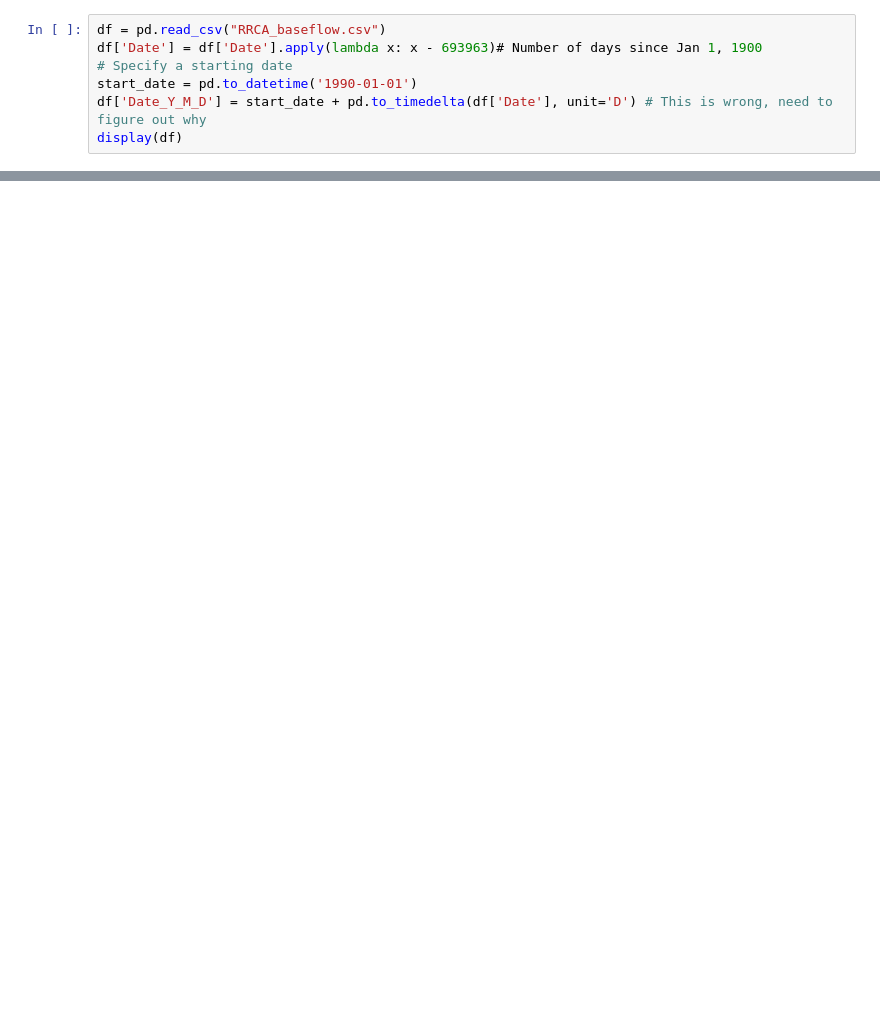
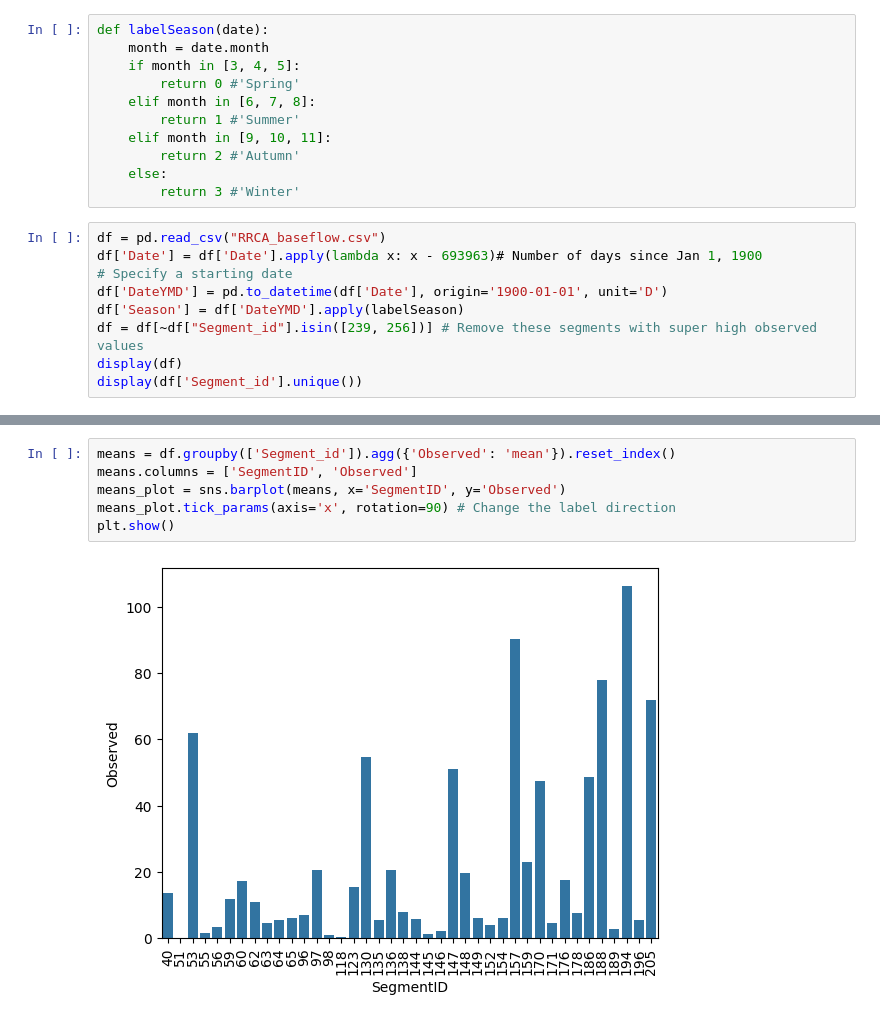
Before and after one commit to JHamoni676/cs5830_project6, a Jupyter notebook: layton.ipynb, the cells around one changed output, grey strips where cells are left out. Drawn from its saved outputs; the diff is of its cells as text; blank space fills up the shorter version.

```diff
--- a/layton.ipynb
+++ b/layton.ipynb
@@ -5,7 +8,20 @@ import matplotlib.pyplot as plt
+# %%
+def labelSeason(date):
+    month = date.month
+    if month in [3, 4, 5]:
+        return 0 #'Spring'
+    elif month in [6, 7, 8]:
+        return 1 #'Summer'
+    elif month in [9, 10, 11]:
+        return 2 #'Autumn'
+    else:
+        return 3 #'Winter'
 # %%
 df = pd.read_csv("RRCA_baseflow.csv")
 df['Date'] = df['Date'].apply(lambda x: x - 693963)# Number of days since Jan 1, 1900
 # Specify a starting date
-start_date = pd.to_datetime('1990-01-01')
-df['Date_Y_M_D'] = start_date + pd.to_timedelta(df['Date'], unit='D') # This is wrong, need to figure out why
+df['DateYMD'] = pd.to_datetime(df['Date'], origin='1900-01-01', unit='D')
+df['Season'] = df['DateYMD'].apply(labelSeason)
+df = df[~df["Segment_id"].isin([239, 256])] # Remove these segments with super high observed values
 display(df)
+display(df['Segment_id'].unique())
@@ -11,0 +46,8 @@ display(df)
+# %%
+means = df.groupby(['Segment_id']).agg({'Observed': 'mean'}).reset_index()
+means.columns = ['SegmentID', 'Observed']
+means_plot = sns.barplot(means, x='SegmentID', y='Observed')
+means_plot.tick_params(axis='x', rotation=90) # Change the label direction
+plt.show()
+# %% [output]
+[figure, added]
```
Also changed, not shown: parts of 12 cells of this notebook.
